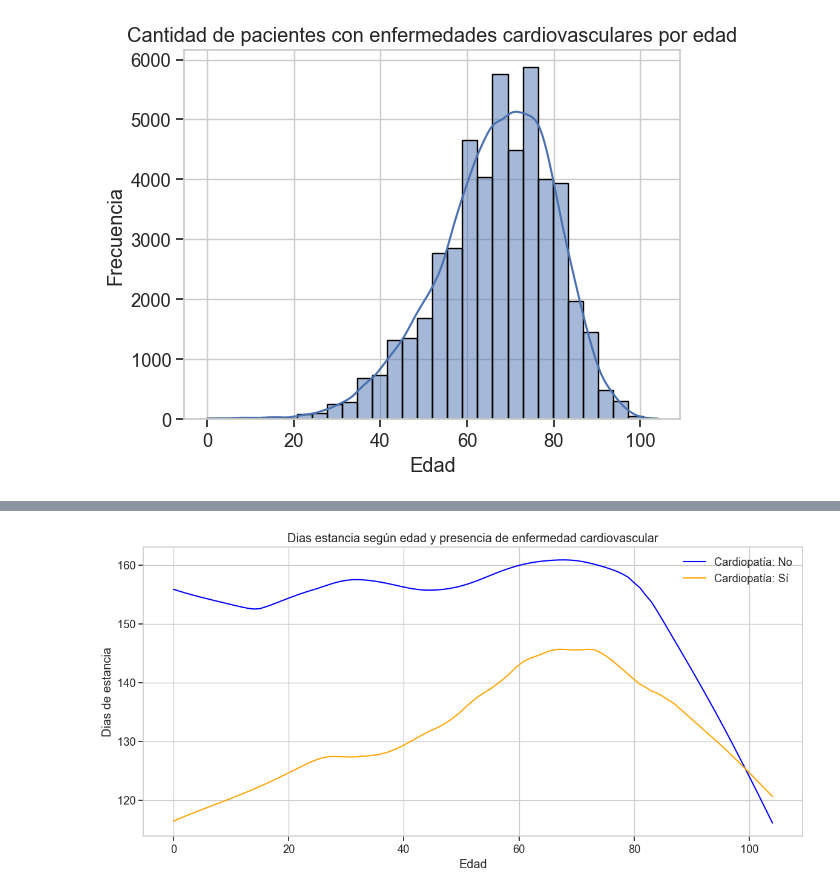
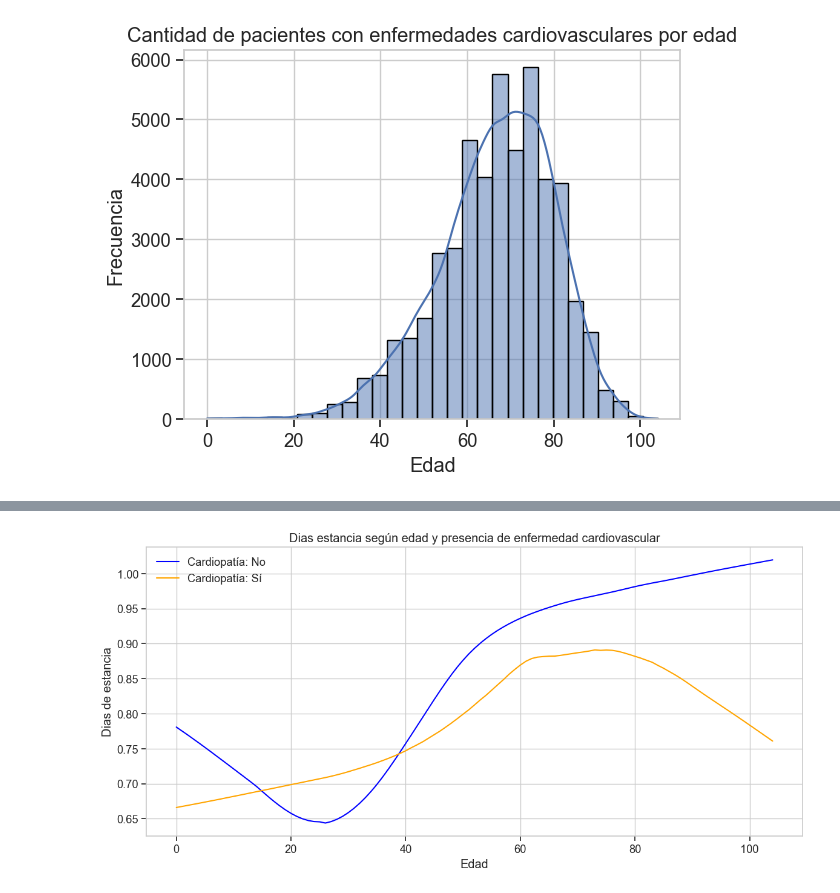
Before and after one commit to MYR2003/Examen-Estadisticas, a Jupyter notebook: examen.ipynb, the cells around one changed output, grey strips where cells are left out. Saved outputs shown, nothing was run; the diff lists cells and outputs as text; code cells hidden in the pictures.

```diff
--- a/examen.ipynb
+++ b/examen.ipynb
@@ -86,7 +86,7 @@ for idx, row in date_cols.iterrows():
 data["DIAS_ESTANCIA"] = (data["FECHAALTA"] - data["FECHA_INGRESO"]).dt.days
 data["EDAD"] = (data["FECHAALTA"] - data["FECHA_NACIMIENTO"]).dt.days // 365
 # %%
-bins = [0, 18, 40, 65, 100]
+bins = [0, 18, 40, 65, 105]
 labels = [f"{bins[i]}-{bins[i+1]}" for i in range(len(bins)-1)]
 
 data["Rango_Etario"] = pd.cut(data["EDAD"], bins = bins, labels=labels, right=False)
@@ -910,16 +909,16 @@ plt.show()
 # %%
 plt.figure(figsize=(12, 6))
 
-Lowess_plot_cardiovascular(media_dias_estancia, 'EDAD', 'DIAS_ESTANCIA', frac=0.3)
+Lowess_plot_cardiovascular(media_dias_estancia, 'EDAD', 'IR_29301_PESO', frac=0.3)
 plt.title('Dias estancia según edad y presencia de enfermedad cardiovascular')
 plt.ylabel('Dias de estancia')
 plt.xlabel('Edad')
 plt.legend()
 plt.grid(True)
 plt.tight_layout()
 plt.show()
 # %% [output]
-[figure, old version]
+[figure, new version]
 # %%
 # columnas_usar = [
 #     'SEXO', 'PROVINCIA', 'NACIONALIDAD', 'PREVISION',
```
Also changed, not shown: parts of 14 cells of this notebook.
